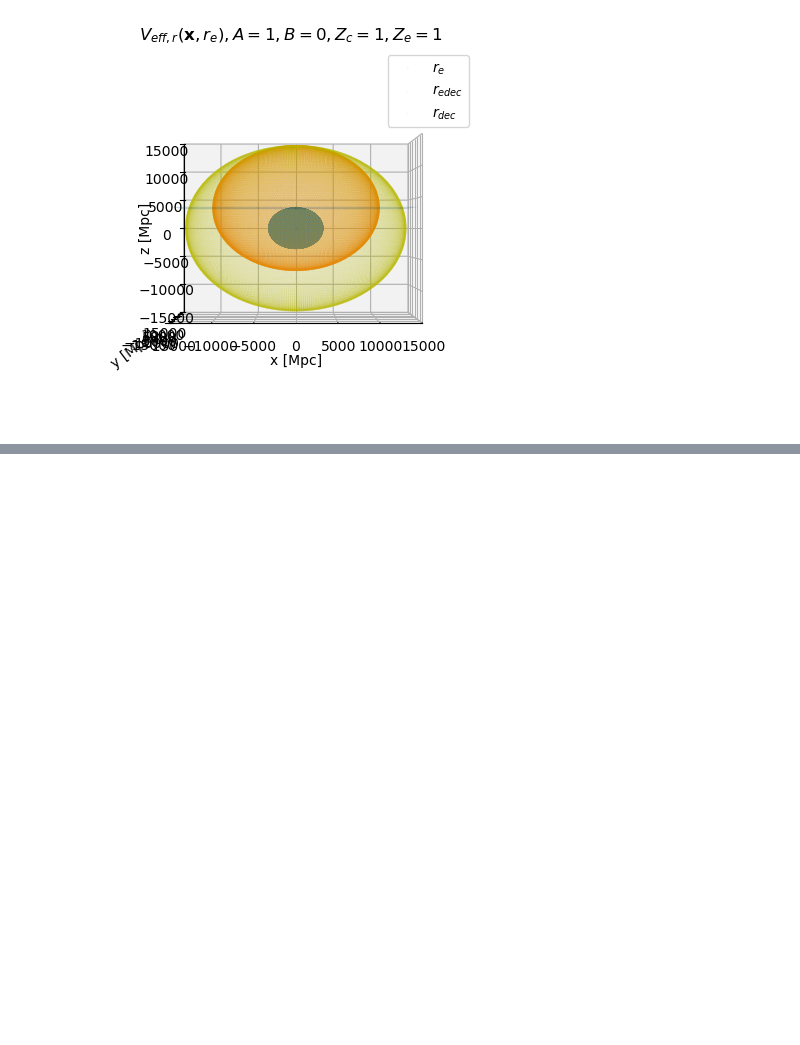
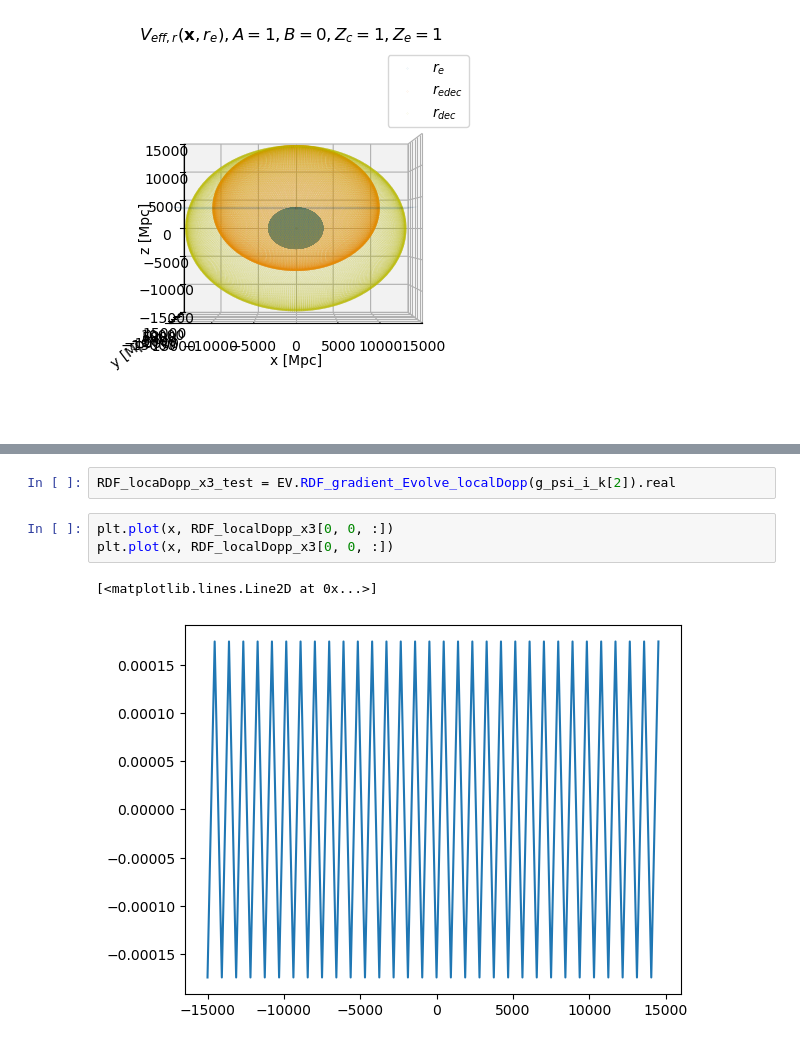
Before and after one commit to catketchup/ReCCO, a Jupyter notebook: code/sim_bubble_collision.ipynb, the cells around one changed output, grey strips where cells are left out. Cells and saved outputs as stored; diff of their text form; blank space fills up the shorter version.

Commit message:
testing growth without gradient

```diff
--- a/code/sim_bubble_collision.ipynb
+++ b/code/sim_bubble_collision.ipynb
@@ -288,0 +301,8 @@ ax.view_init(0, -90)
+# %%
+RDF_locaDopp_x3_test = EV.RDF_gradient_Evolve_localDopp(g_psi_i_k[2]).real
+# %%
+plt.plot(x, RDF_localDopp_x3[0, 0, :])
+plt.plot(x, RDF_localDopp_x3[0, 0, :])
+# %% [output]
+[<matplotlib.lines.Line2D at 0x...>]
+[figure, added]
```
Also changed, not shown: parts of 4 cells of this notebook, 1 other file.
